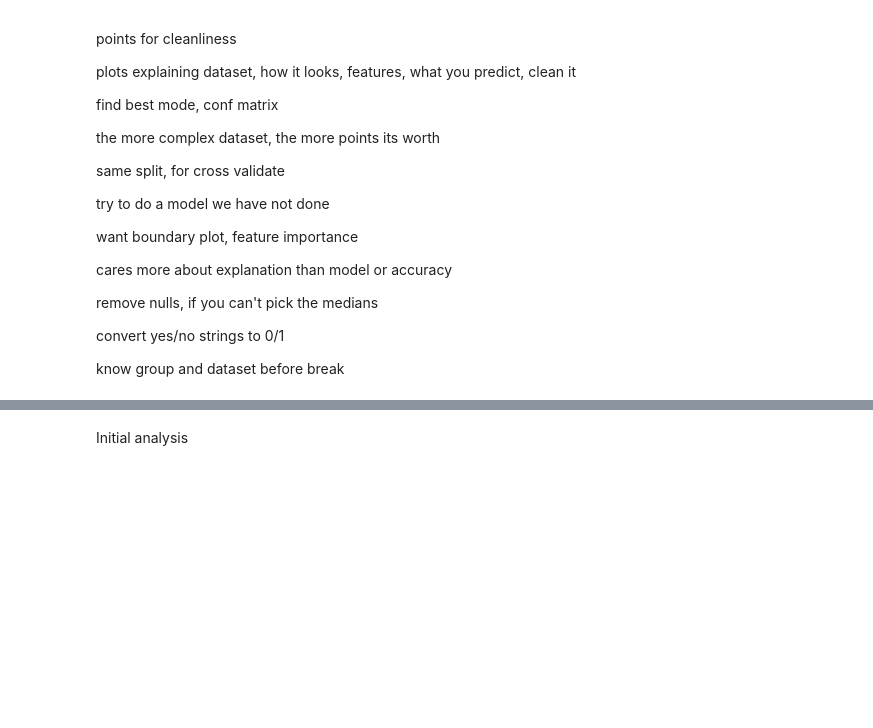
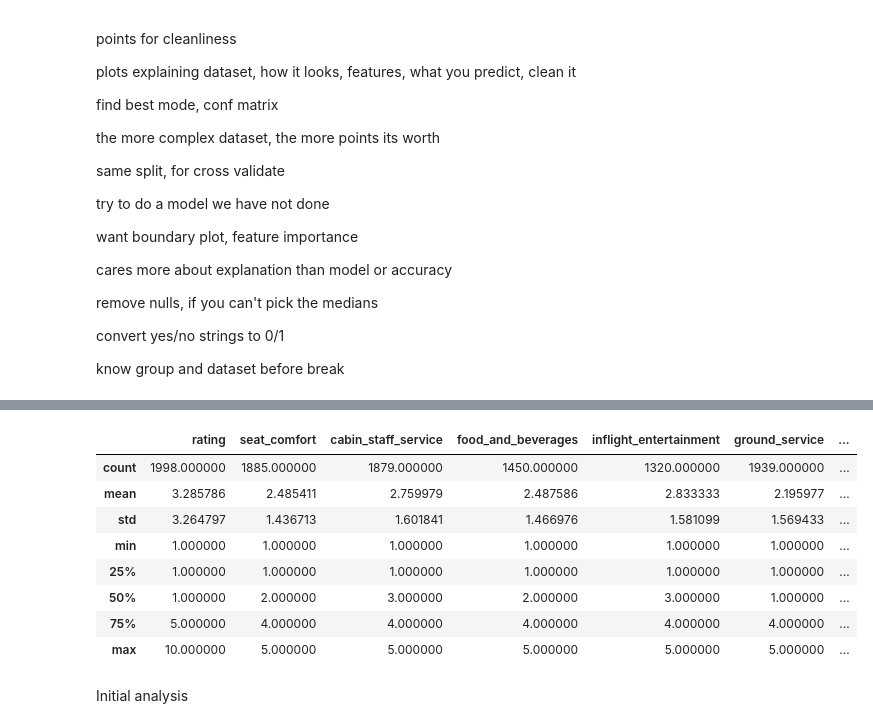
Before and after one commit to pikeline/airline_reviews, a Jupyter notebook: data.ipynb, the cells around one changed output, grey strips where cells are left out. Cells and saved outputs as stored; diff of their text form; code cells hidden in the pictures; blank space fills up the shorter version.

```diff
--- a/data.ipynb
+++ b/data.ipynb
@@ -216,2 +45,16 @@ df = df.reset_index(drop=True)
+# %%
+df = pd.read_csv("reviews.csv")
+df = df.drop(columns=["Unnamed: 0"])
+df.describe()
+# %% [output]
+|  | rating | seat_comfort | cabin_staff_service | food_and_beverages | inflight_entertainment | ground_service | ... |
+| count | 1998.000000 | 1885.000000 | 1879.000000 | 1450.000000 | 1320.000000 | 1939.000000 | ... |
+| mean | 3.285786 | 2.485411 | 2.759979 | 2.487586 | 2.833333 | 2.195977 | ... |
+| std | 3.264797 | 1.436713 | 1.601841 | 1.466976 | 1.581099 | 1.569433 | ... |
+| min | 1.000000 | 1.000000 | 1.000000 | 1.000000 | 1.000000 | 1.000000 | ... |
+| 25% | 1.000000 | 1.000000 | 1.000000 | 1.000000 | 1.000000 | 1.000000 | ... |
+| 50% | 1.000000 | 2.000000 | 3.000000 | 2.000000 | 3.000000 | 1.000000 | ... |
+| 75% | 5.000000 | 4.000000 | 4.000000 | 4.000000 | 4.000000 | 4.000000 | ... |
+| max | 10.000000 | 5.000000 | 5.000000 | 5.000000 | 5.000000 | 5.000000 | ... |
 # %% [markdown]
 Initial analysis
```
Also changed, not shown: parts of 7 cells of this notebook, 2 other files.
